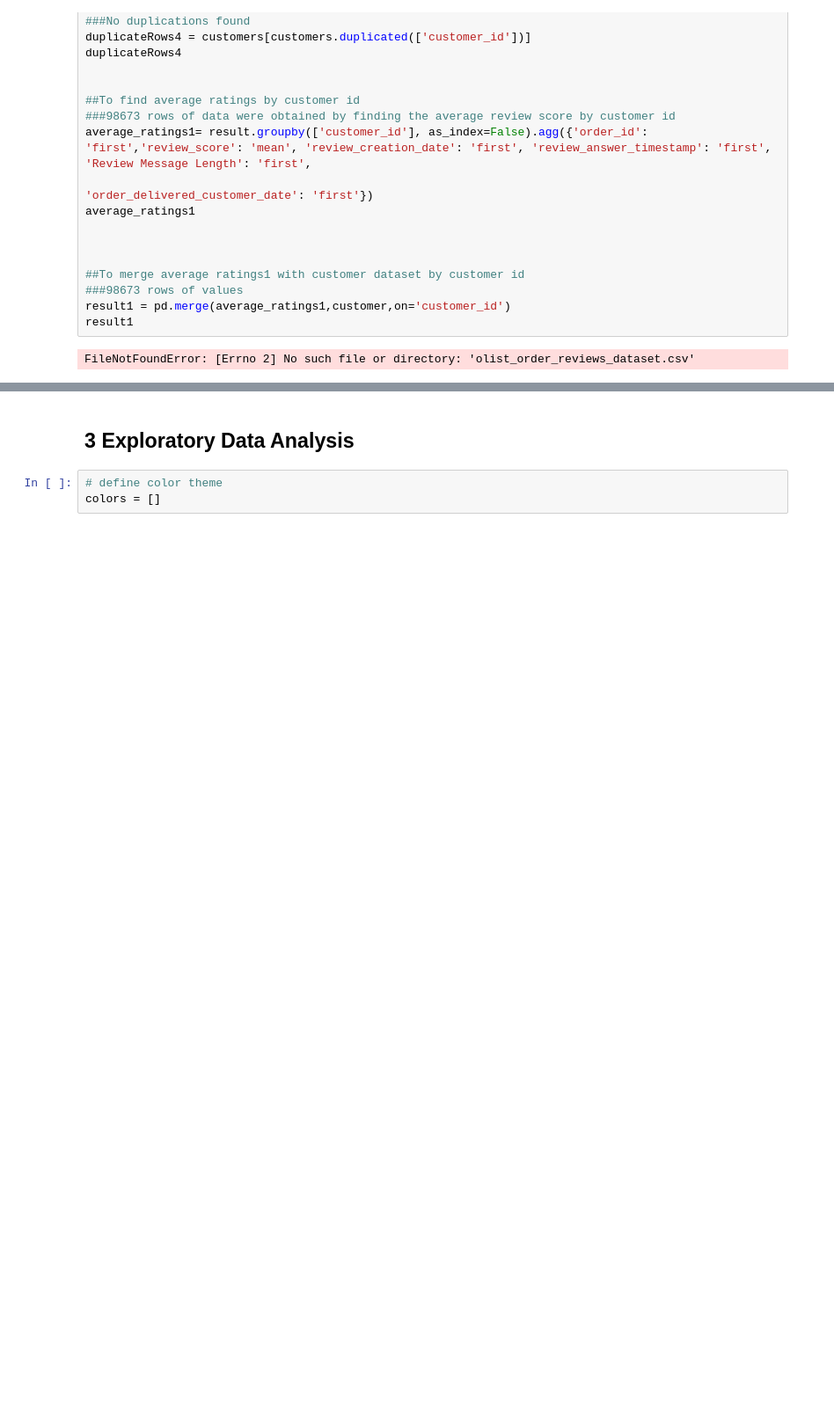
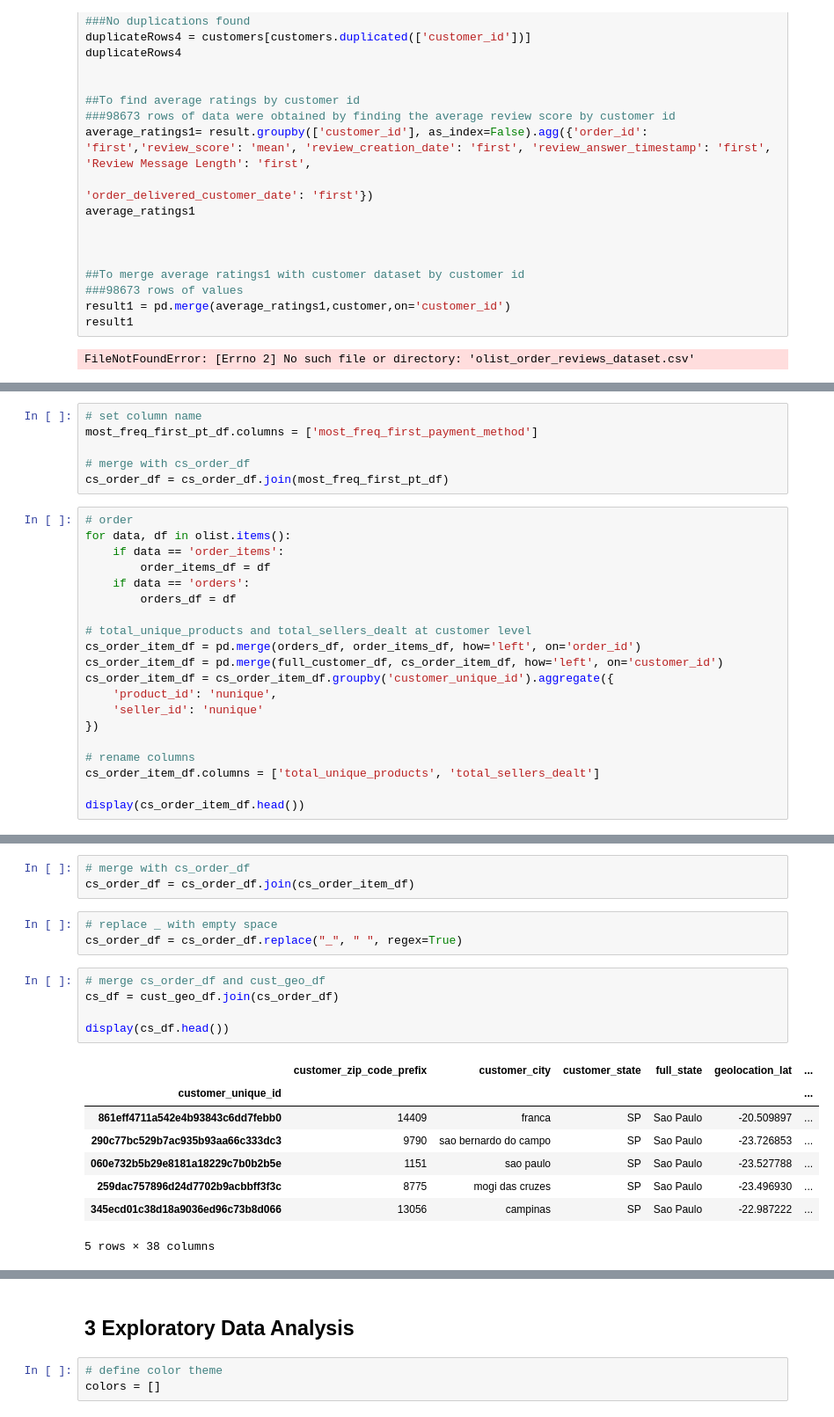
Before and after one commit to hilarylimyuxuan/Customer-Segmentation-Model, a Jupyter notebook: Olist Customer Segmentation Model.ipynb, the cells around one changed output, grey strips where cells are left out. Shown at 88% size. Cells and saved outputs as stored; diff of their text form; blank space fills up the shorter version.

```diff
--- a/Olist Customer Segmentation Model.ipynb
+++ b/Olist Customer Segmentation Model.ipynb
@@ -1238,0 +1444,26 @@ FileNotFoundError: [Errno 2] No such file or directory: 'olist_order_reviews_dat
+# %%
+# set column name
+most_freq_first_pt_df.columns = ['most_freq_first_payment_method']
+
+# merge with cs_order_df
+cs_order_df = cs_order_df.join(most_freq_first_pt_df)
+# %%
+# order
+for data, df in olist.items():
+    if data == 'order_items':
+        order_items_df = df
+    if data == 'orders':
+        orders_df = df
+
+# total_unique_products and total_sellers_dealt at customer level
+cs_order_item_df = pd.merge(orders_df, order_items_df, how='left', on='order_id')
+cs_order_item_df = pd.merge(full_customer_df, cs_order_item_df, how='left', on='customer_id')
+cs_order_item_df = cs_order_item_df.groupby('customer_unique_id').aggregate({
+    'product_id': 'nunique',
+    'seller_id': 'nunique'
+})
+
+# rename columns
+cs_order_item_df.columns = ['total_unique_products', 'total_sellers_dealt']
+
+display(cs_order_item_df.head())
@@ -1238,0 +1478,20 @@ FileNotFoundError: [Errno 2] No such file or directory: 'olist_order_reviews_dat
+# %%
+# merge with cs_order_df
+cs_order_df = cs_order_df.join(cs_order_item_df)
+# %%
+# replace _ with empty space
+cs_order_df = cs_order_df.replace("_", " ", regex=True)
+# %%
+# merge cs_order_df and cust_geo_df
+cs_df = cust_geo_df.join(cs_order_df)
+
+display(cs_df.head())
+# %% [output]
+|  | customer_zip_code_prefix | customer_city | customer_state | full_state | geolocation_lat | ... |
+| customer_unique_id |  |  |  |  |  | ... |
+| 861eff4711a542e4b93843c6dd7febb0 | 14409 | franca | SP | Sao Paulo | -20.509897 | ... |
+| 290c77bc529b7ac935b93aa66c333dc3 | 9790 | sao bernardo do campo | SP | Sao Paulo | -23.726853 | ... |
+| 060e732b5b29e8181a18229c7b0b2b5e | 1151 | sao paulo | SP | Sao Paulo | -23.527788 | ... |
+| 259dac757896d24d7702b9acbbff3f3c | 8775 | mogi das cruzes | SP | Sao Paulo | -23.496930 | ... |
+| 345ecd01c38d18a9036ed96c73b8d066 | 13056 | campinas | SP | Sao Paulo | -22.987222 | ... |
+5 rows × 38 columns
```
Also changed, not shown: parts of 25 cells of this notebook.
